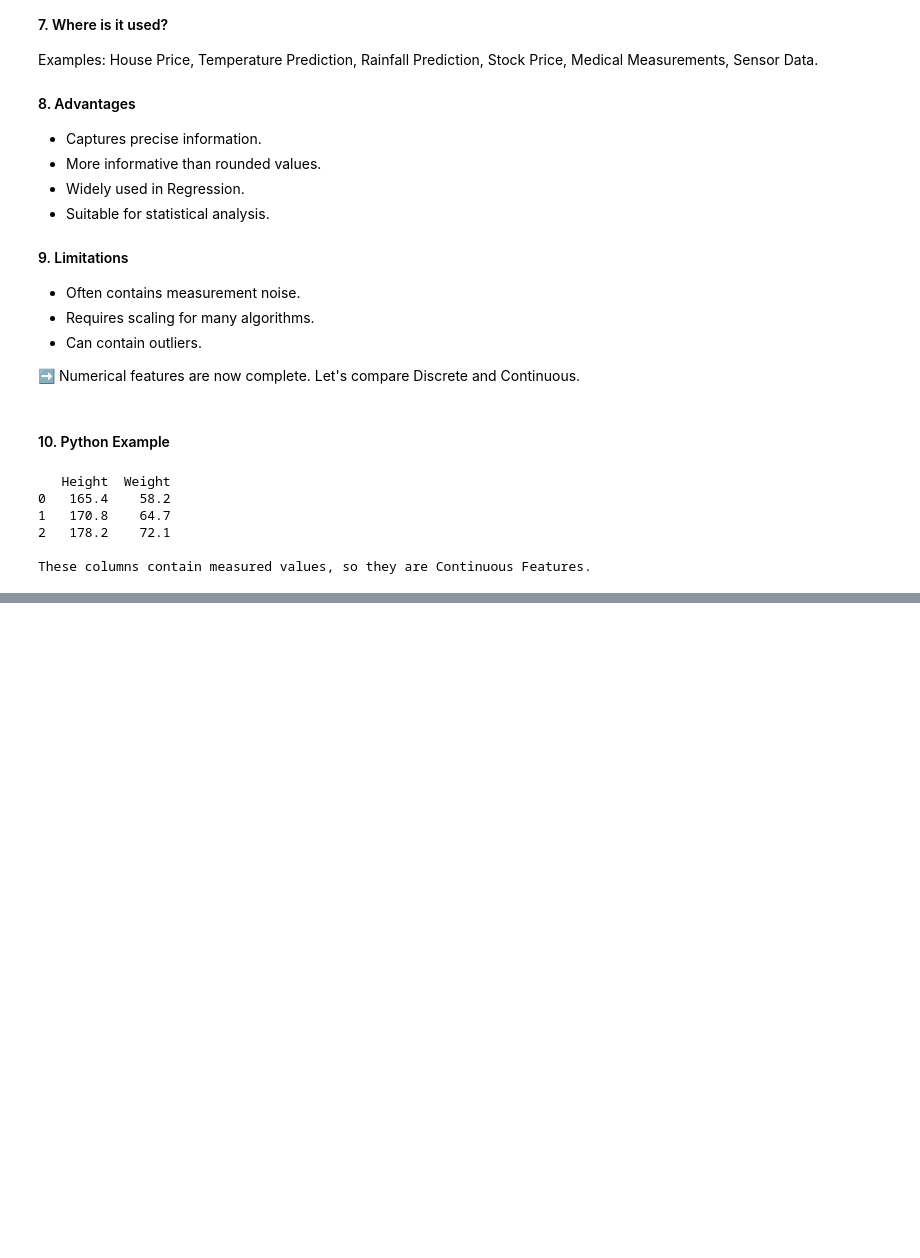
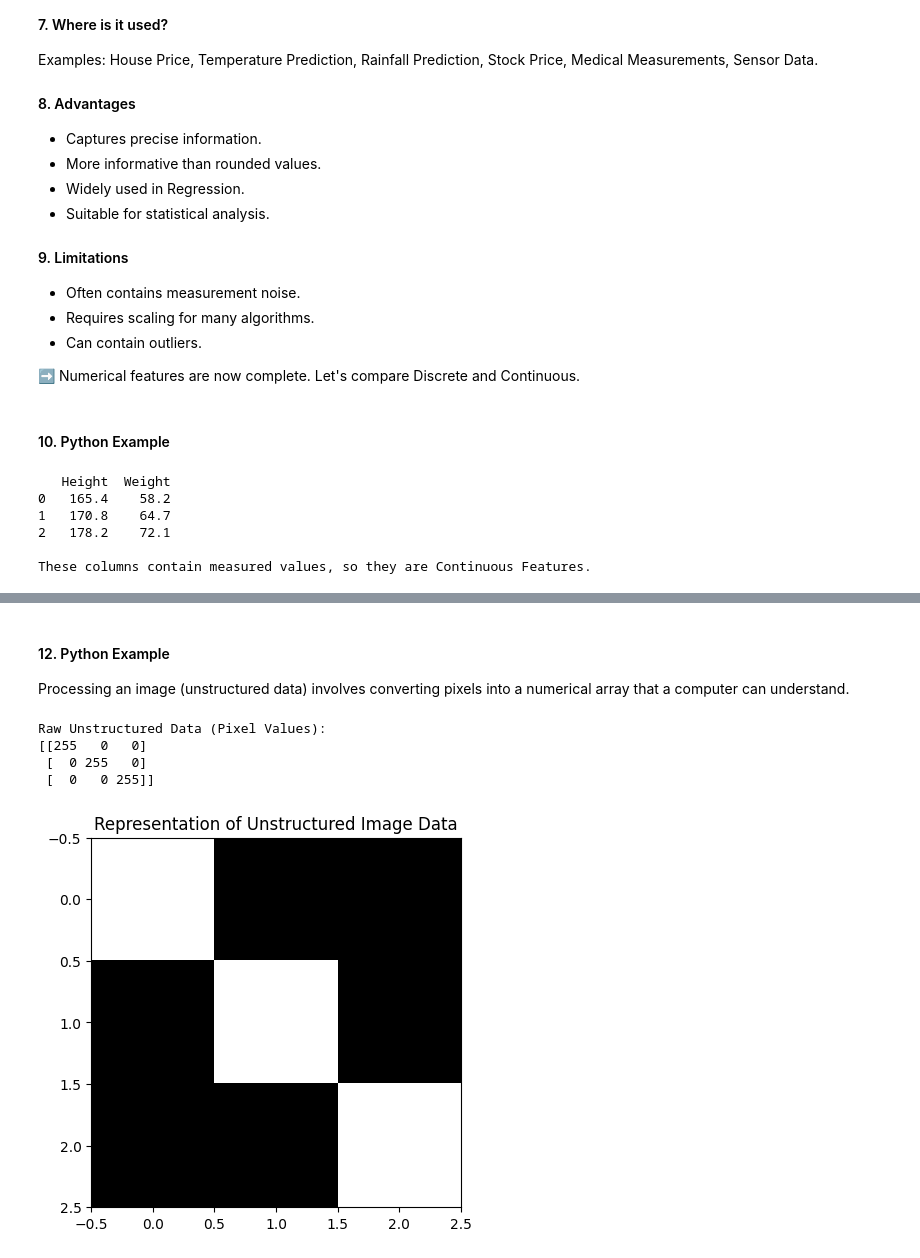
Before and after one commit to rsys-adsingh/Machine-Learning, a Jupyter notebook: study/Chapter_2.ipynb, the cells around one changed output, grey strips where cells are left out. Saved outputs shown, nothing was run; the diff lists cells and outputs as text; code cells hidden in the pictures; blank space fills up the shorter version.

```diff
--- a/study/Chapter_2.ipynb
+++ b/study/Chapter_2.ipynb
@@ -1060,0 +1612,27 @@ These columns contain measured values, so they are Continuous Features.
+# %% [markdown]
+#### 12. Python Example
+Processing an image (unstructured data) involves converting pixels into a numerical array that a computer can understand.
+# %%
+import numpy as np
+import matplotlib.pyplot as plt
+
+# Creating a dummy 3x3 'image' (unstructured data represented as pixels)
+# In reality, this would be a JPG or PNG file
+image_pixels = np.array([
+    [255, 0, 0],
+    [0, 255, 0],
+    [0, 0, 255]
+])
+
+print("Raw Unstructured Data (Pixel Values):")
+print(image_pixels)
+
+plt.imshow(image_pixels, cmap='gray')
+plt.title("Representation of Unstructured Image Data")
+plt.show()
+# %% [output]
+Raw Unstructured Data (Pixel Values):
+[[255   0   0]
+ [  0 255   0]
+ [  0   0 255]]
+[figure, added]
```
Also changed, not shown: parts of 16 cells of this notebook.
